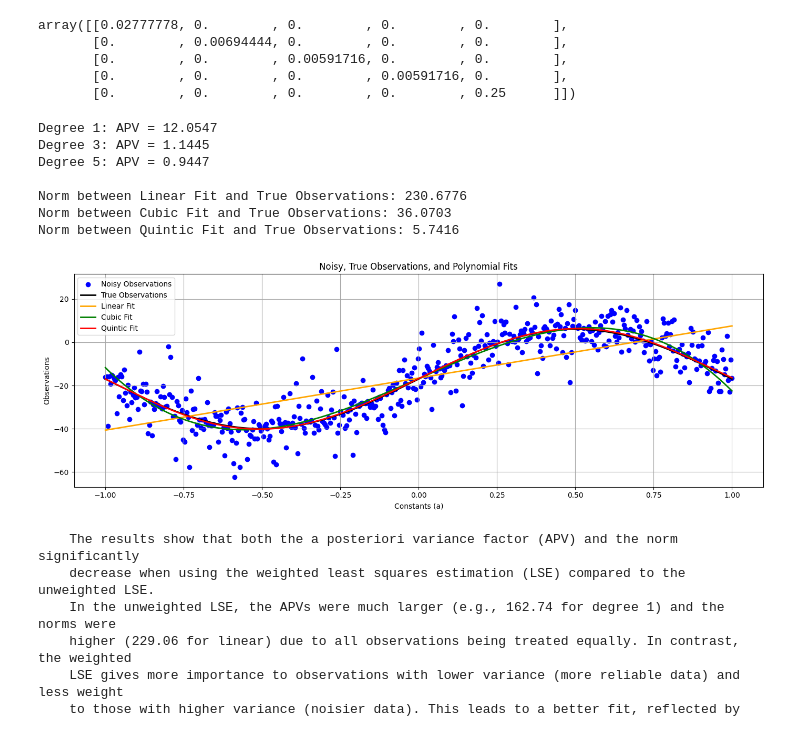
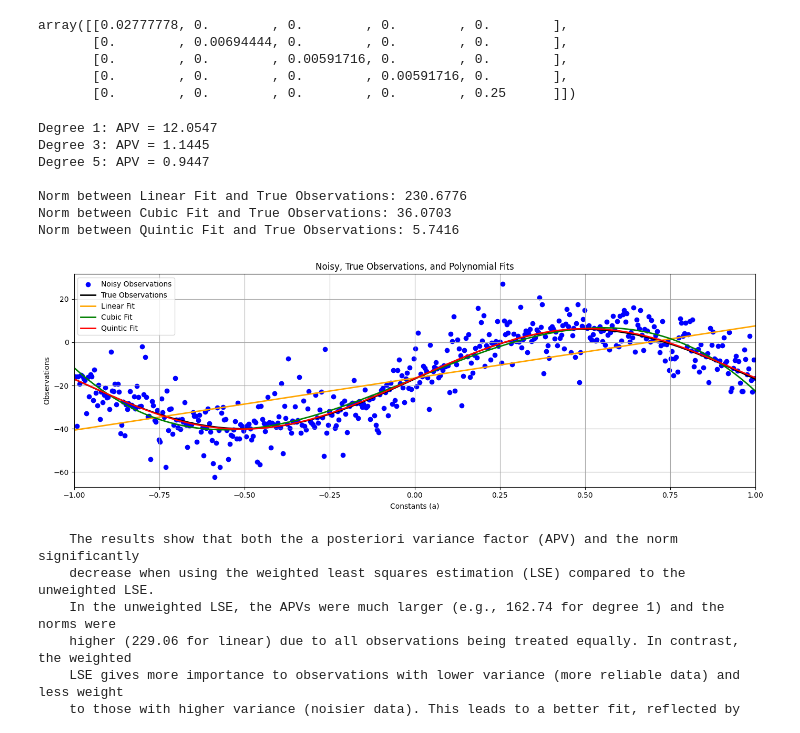
Before and after one commit to rbawah/engg680_2024_fall_group7, a Jupyter notebook: Lab_Assignment2/Assignment2.ipynb, the cells around one changed output. Cells and saved outputs as stored; diff of their text form; code cells hidden in the pictures.

```diff
--- a/Lab_Assignment2/Assignment2.ipynb
+++ b/Lab_Assignment2/Assignment2.ipynb
@@ -296,34 +299,35 @@ ax.plot(a, quintic_uw, label='Quintic Fit', color='red', linewidth=2)
 ax.set_xlabel('Constants (a)')
 ax.set_ylabel('Observations')
 ax.set_title('Noisy, True Observations, and Polynomial Fits')
+ax.set_xlim([-1, 1])
 
 ax.grid(True, which='both', ls='-', color='0.65')
 ax.legend()
 
 fig.tight_layout()
 
 print()
 print(f"Degree 1: APV = {apv1:.4f}")
 print(f"Degree 3: APV = {apv3:.4f}")
 print(f"Degree 5: APV = {apv5:.4f}")
 
 print()
 line_norm = np.linalg.norm(line_uw - l_true)
 cubic_norm = np.linalg.norm(cubic_uw - l_true)
 quintic_norm = np.linalg.norm(quintic_uw - l_true)
 
 print(f"Norm between Linear Fit and True Observations: {line_norm:.4f}")
 print(f"Norm between Cubic Fit and True Observations: {cubic_norm:.4f}")
 print(f"Norm between Quintic Fit and True Observations: {quintic_norm:.4f}")
 # %% [output]
 Degree 1: APV = 12.0547
 Degree 3: APV = 1.1445
 Degree 5: APV = 0.9447
 
 Norm between Linear Fit and True Observations: 230.6776
 Norm between Cubic Fit and True Observations: 36.0703
 Norm between Quintic Fit and True Observations: 5.7416
-[figure, old version]
+[figure, new version]
 # %%
 # step 14
 # Compare the results of a posterier variance factor and norm from unweighted LSE and weighted LSE, what phenomena do you observe? Explain this phenomena.
```
Also changed, not shown: parts of 3 cells of this notebook.
